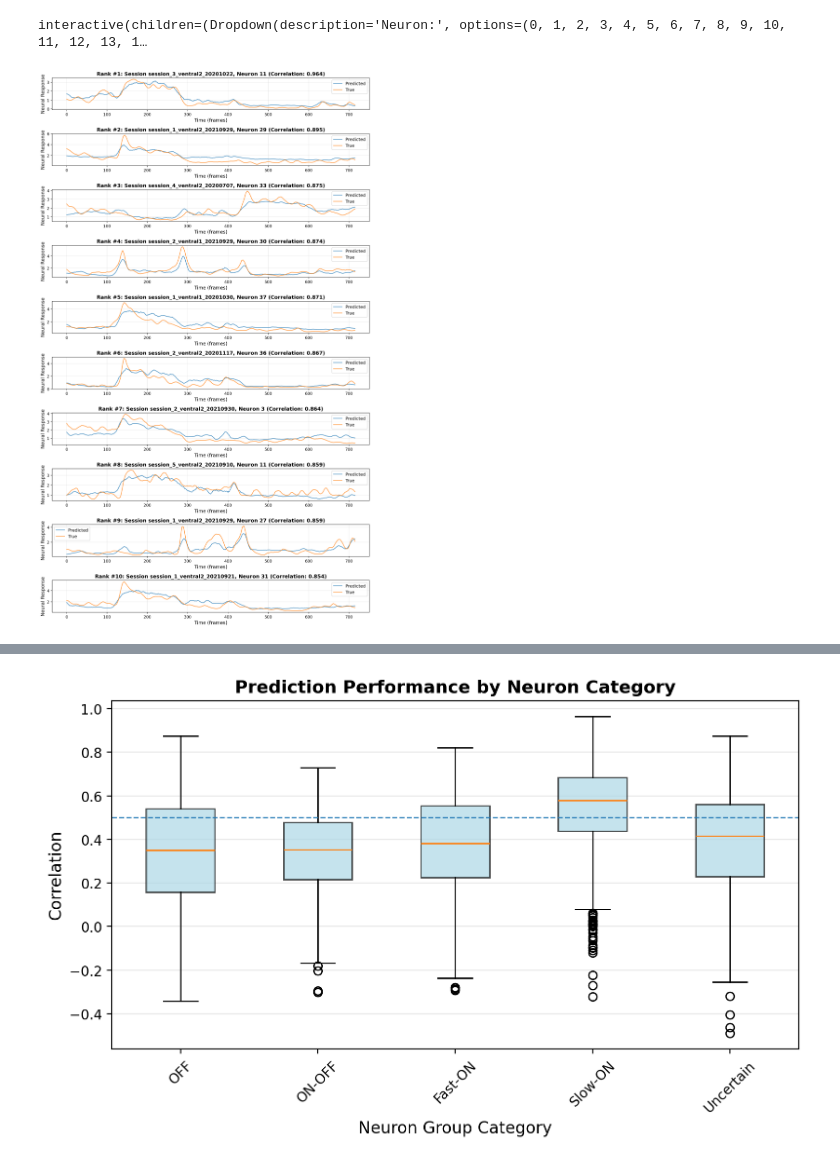
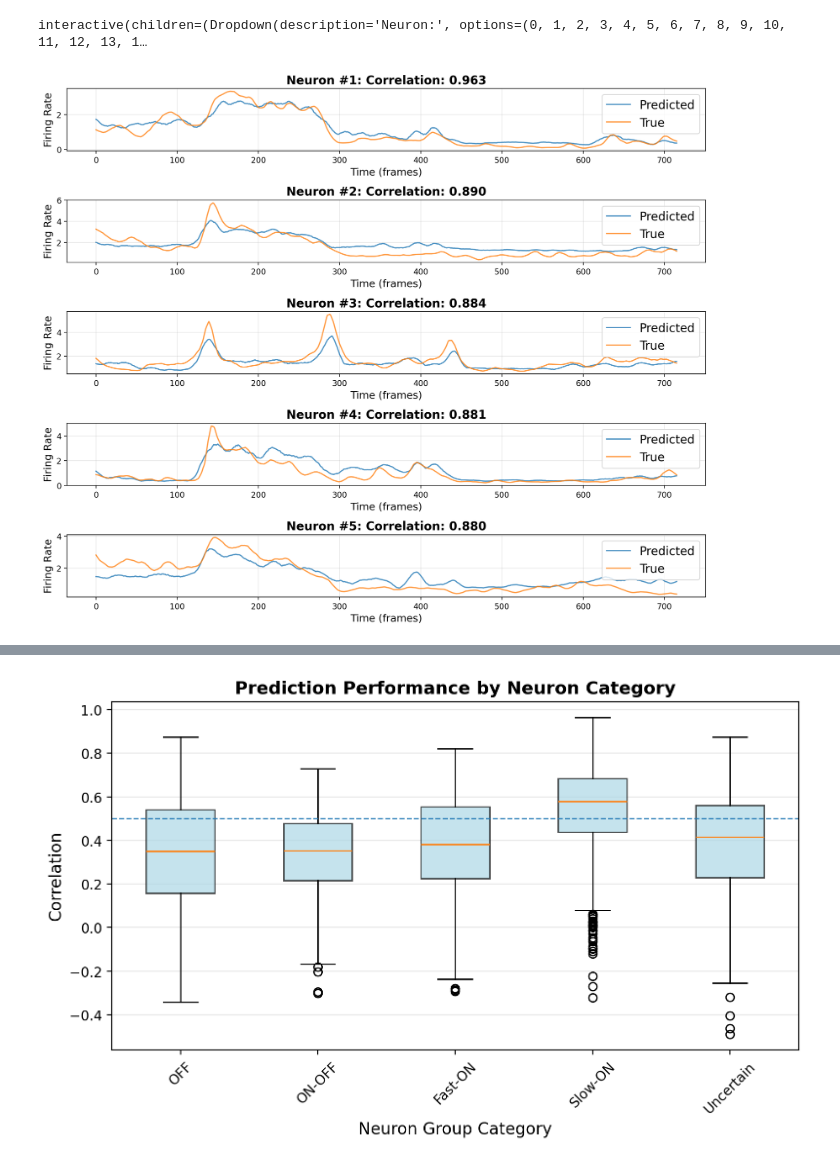
Before and after one commit to AgneseAdorante/open-retina, a Jupyter notebook: notebooks/prediction_analysis.ipynb, the cells around one changed output, grey strips where cells are left out. Saved outputs shown, nothing was run; the diff lists cells and outputs as text; code cells hidden in the pictures.

Commit message:
report plots

```diff
--- a/notebooks/prediction_analysis.ipynb
+++ b/notebooks/prediction_analysis.ipynb
@@ -230,38 +307,39 @@ for item in test_loader:
 
         accuracies[sess] = acc
 
         # Store all neuron performances
         for neuron_idx, corr_val in enumerate(acc):
             all_neurons_performance.append((sess, neuron_idx, corr_val, pred_trunc, true_trunc))
 
         # Find best neuron for this session
         best_idx = np.argmax(acc)
         best_neuron_per_session[sess] = (best_idx, acc[best_idx])
 
 
 # Find top 2 performing neurons across ALL sessions
 all_neurons_performance.sort(key=lambda x: x[2], reverse=True)
-top_2_neurons = all_neurons_performance[:10]
+top_2_neurons = all_neurons_performance[:5]
 
 # Plot side-by-side comparison for top 2 neurons
-fig, axes = plt.subplots(10, 1, figsize=(12, 20))
+fig, axes = plt.subplots(5, 1, figsize=(12, 10))
 
 for idx, (sess, neuron_idx, corr_val, pred_data, true_data) in enumerate(top_2_neurons):
     ax = axes[idx]
 
     time_points = np.arange(pred_data.shape[0])
 
     ax.plot(time_points, pred_data[:, neuron_idx], label='Predicted', linewidth=1.5, alpha=0.8)
     ax.plot(time_points, true_data[:, neuron_idx], label='True', linewidth=1.5, alpha=0.8)
 
-    ax.set_xlabel('Time (frames)', fontsize=12)
-    ax.set_ylabel('Neural Response', fontsize=12)
-    ax.set_title(f'Rank #{idx+1}: Session {sess}, Neuron {neuron_idx} (Correlation: {corr_val:.3f})',
-                 fontsize=13, fontweight='bold')
-    ax.legend(fontsize=11)
+    ax.set_xlabel('Time (frames)', fontsize=13)
+    ax.set_ylabel('Firing Rate', fontsize=13)
+    ax.set_title(f'Neuron #{idx+1}: Correlation: {corr_val:.3f}',
+                 fontsize=15, fontweight='bold')
+    ax.legend(fontsize=15)
     ax.grid(True, alpha=0.3)
+
 
 plt.tight_layout()
 plt.show()
 # %% [output]
-[figure, old version]
+[figure, new version]
```
Also changed, not shown: parts of 7 cells of this notebook.
